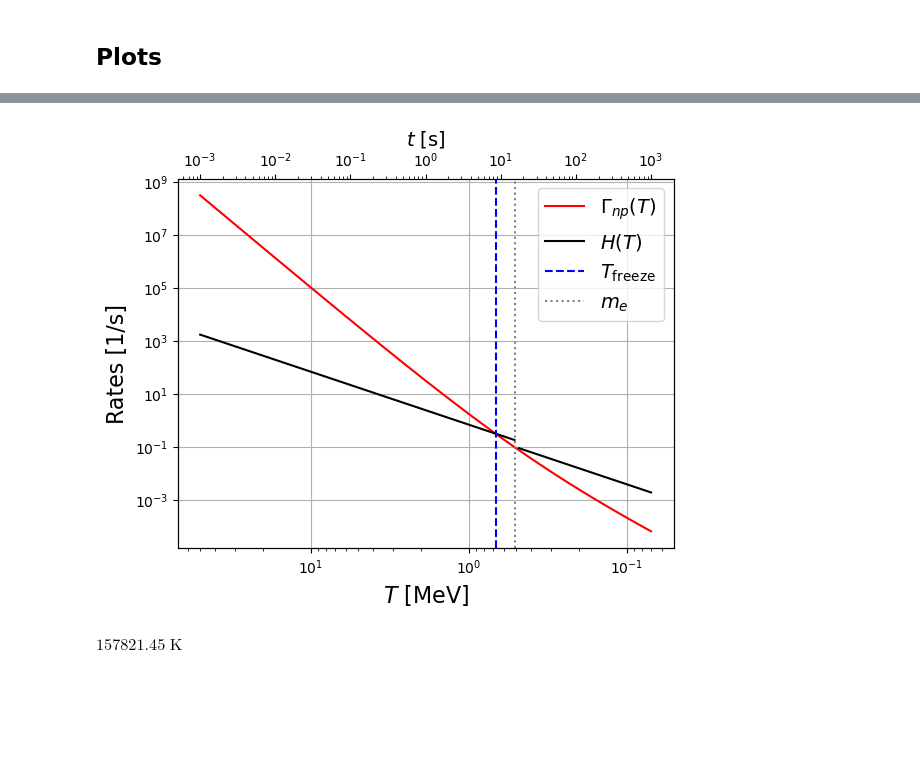
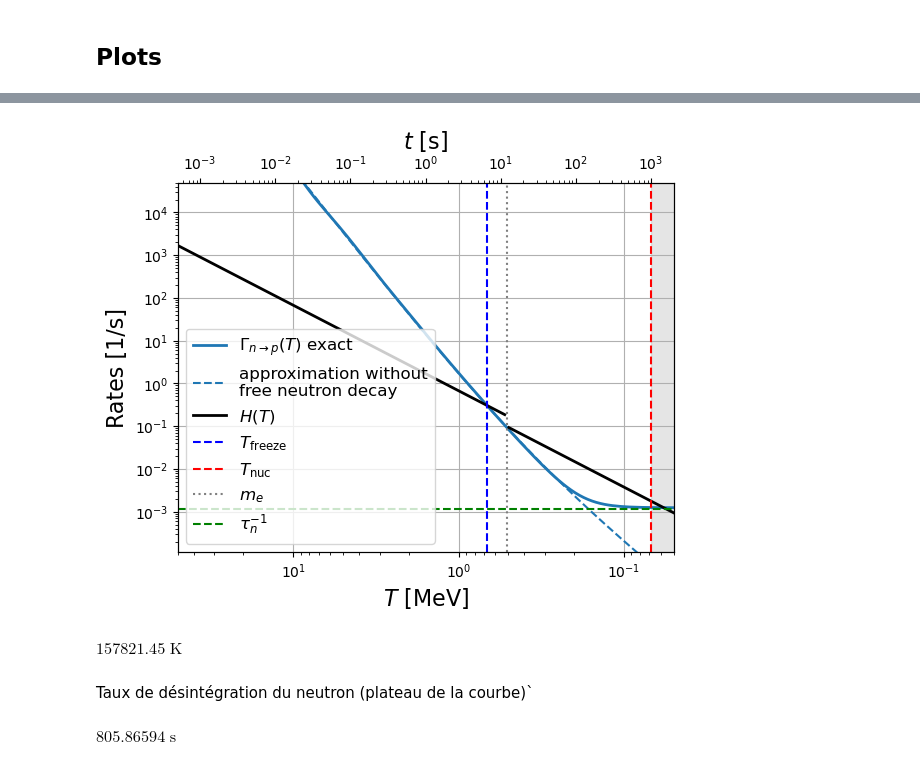
Before and after one commit to jeremyneveu/m2-npac-grac, a Jupyter notebook: notebooks/CMB_BBN.ipynb, the cells around one changed output, grey strips where cells are left out. Saved outputs shown, nothing was run; the diff lists cells and outputs as text; code cells hidden in the pictures; blank space fills up the shorter version.

```diff
--- a/notebooks/CMB_BBN.ipynb
+++ b/notebooks/CMB_BBN.ipynb
@@ -172,10 +189,11 @@ def dXndt_notaun(Xn, t):
     return (lambda_np_Bernstein(t_to_T(t*u.s))*( (1-Xn)*np.exp(-Qn/(const.k_B*t_to_T(t*u.s))) - Xn)).value
 
 def dXndt(Xn, t):
-    return (lambda_np_Bernstein(t_to_T(t*u.s))*( (1-Xn)*np.exp(-Qn/(const.k_B*t_to_T(t*u.s))) - Xn) - Xn/taun).value
+    # return (lambda_np_Bernstein(t_to_T(t*u.s))*( (1-Xn)*np.exp(-Qn/(const.k_B*t_to_T(t*u.s))) - Xn) - Xn/taun).value
     # return (lnp(t_to_T(t*u.s))*(-Xn + np.exp(-Qn/(const.k_B * t_to_T(t*u.s))) * (1-Xn))).value
+    return (-Xn * lnp(t_to_T(t*u.s)) + lpn(t_to_T(t*u.s)) * (1-Xn)).value
 
-tt = np.logspace(-3, 3, 100)
+tt = np.logspace(-3, 3, 200)
 
 Xn_sol = odeint(dXndt, 1/(1+np.exp(Qn/(const.k_B * t_to_T(tt[0]*u.s)))), tt)
 Xnt = lambda t: np.interp(t, tt*u.s, Xn_sol[:, 0])
@@ -460,36 +481,48 @@ plt.show()
 # %%
 #| label: BBN_Gnp
 
-E = (TT * const.k_B).to(u.MeV)
-T_before_me = np.array([T.value for T in TT if (T * const.k_B > me)])*u.K
-T_after_me = np.array([T.value for T in TT if (T * const.k_B <= me)])*u.K
+E = (TTT * const.k_B).to(u.MeV)
+T_before_me = np.array([T.value for T in TTT if (T * const.k_B >= me)])*u.K
+T_after_me = np.array([T.value for T in TTT if (T * const.k_B <= me)])*u.K
 
 fig = plt.figure()
 #plt.plot(tt, np.array([-dXndt(Xnt(t*u.s), t) for t in tt])/u.s, label="$\Gamma_n(T)$")
-plt.plot(E, lambda_np_Bernstein(TT), label="$\Gamma_{np}(T)$", color="r")
+p = plt.plot(E, np.array([lnp(T).value for T in TTT])/u.s, lw=2, label=r"$\Gamma_{n\to p}(T)$ exact")
+plt.plot(E, lambda_np_Bernstein(TTT), label="approximation without\nfree neutron decay", color=p[0].get_color(), linestyle="--")
 #plt.plot(E, np.array([lnp(T).value+lpn(T).value for T in TTT])/u.s, label="$\Gamma_n(T)$")
-plt.plot((T_before_me * const.k_B).to(u.MeV), H(T_before_me, gstar=gstar), label="$H(T)$", color="k")
-plt.plot((T_after_me * const.k_B).to(u.MeV), H(T_after_me, gstar=gstar_after), color="k")
+plt.plot((T_before_me * const.k_B).to(u.MeV), H(T_before_me, gstar=gstar), lw=2, label="$H(T)$", color="k")
+plt.plot((T_after_me * const.k_B).to(u.MeV), H(T_after_me, gstar=gstar_after), lw=2,color="k")
 plt.gca().invert_xaxis()
 plt.axvline((Tfreeze * const.k_B).to(u.MeV).value, color="b", linestyle="--", label="$T_\mathrm{freeze}$")
+plt.axvline((Tnuc * const.k_B).to(u.MeV).value, color="r", linestyle="--", label="$T_\mathrm{nuc}$")
 plt.axvline(me.to(u.MeV).value, linestyle=":", label="$m_e$", color="gray")
+plt.axhline(1/taun.value, linestyle="--", label=r"$\tau_n^{-1}$", color="green")
 plt.yscale("log")
 plt.xscale("log")
-plt.legend(fontsize=14)
+plt.legend(fontsize=12, ncol=1, loc="lower left")
 plt.grid()
 plt.xlabel("$T$ [MeV]", fontsize=16)
 plt.ylabel("Rates [1/s]", fontsize=16)
+plt.axvspan((Tnuc * const.k_B).to(u.MeV).value, (TTT[-1] * const.k_B).to(u.MeV).value, alpha=0.2, color="gray")  #horizontal shading
+plt.xlim((50, 5e-2))
+plt.ylim((1e-1/taun.value, 5e4))
 
 secax = plt.gca().twiny()
 secax.plot(tt*u.s, H(t_to_T(tt*u.s, gstar=gstar), gstar=gstar), linestyle="none")
 secax.plot(tt*u.s, H(t_to_T(tt*u.s, gstar=gstar_after), gstar=gstar_after), linestyle="none")
 secax.set_xscale("log")
-secax.set_xlabel('$t$ [s]', fontsize=14)
+secax.set_xlabel('$t$ [s]', fontsize=16)
 
 plt.show()
 # %% [output]
-[figure, old version]
+[figure, new version]
 # %%
 (13.6*u.eV / const.k_B).to(u.K)
 # %% [output]
 $157821.45 \; \mathrm{K}$
+# %% [markdown]
+Taux de désintégration du neutron (plateau de la courbe)`
+# %%
+1/(lnp(TTT[-1]).value/u.s)
+# %% [output]
+$805.86594 \; \mathrm{s}$
```
Also changed, not shown: parts of 30 cells of this notebook, 2 other files.
